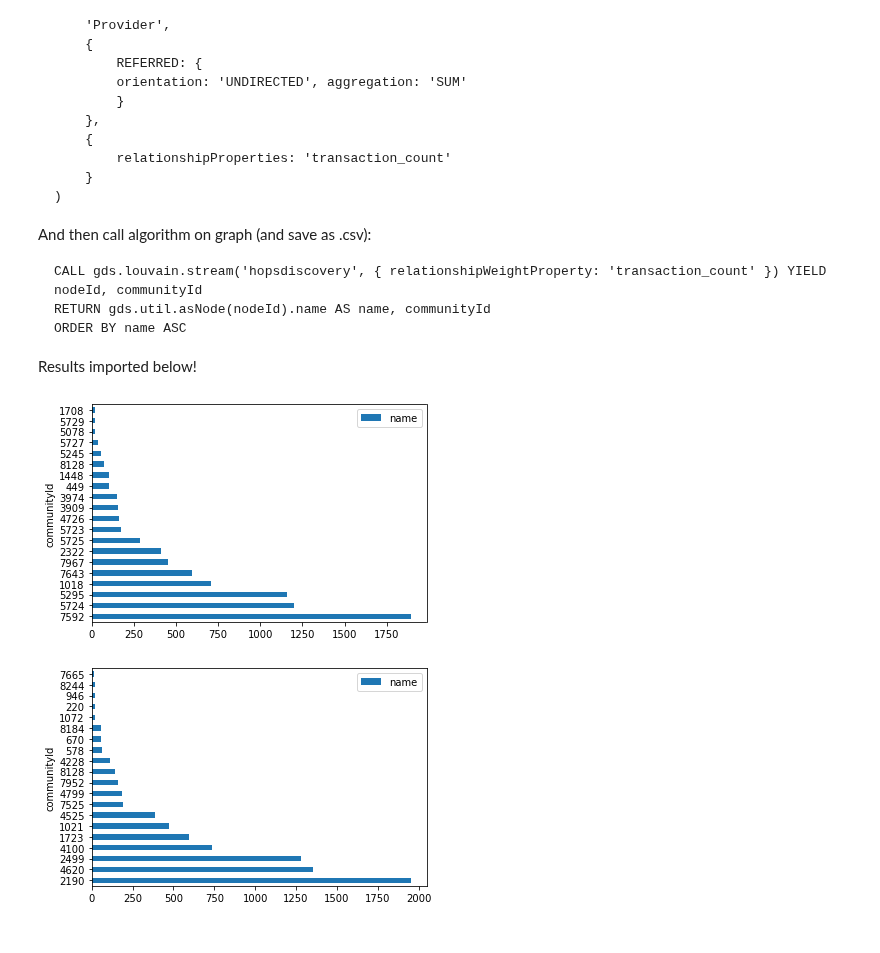
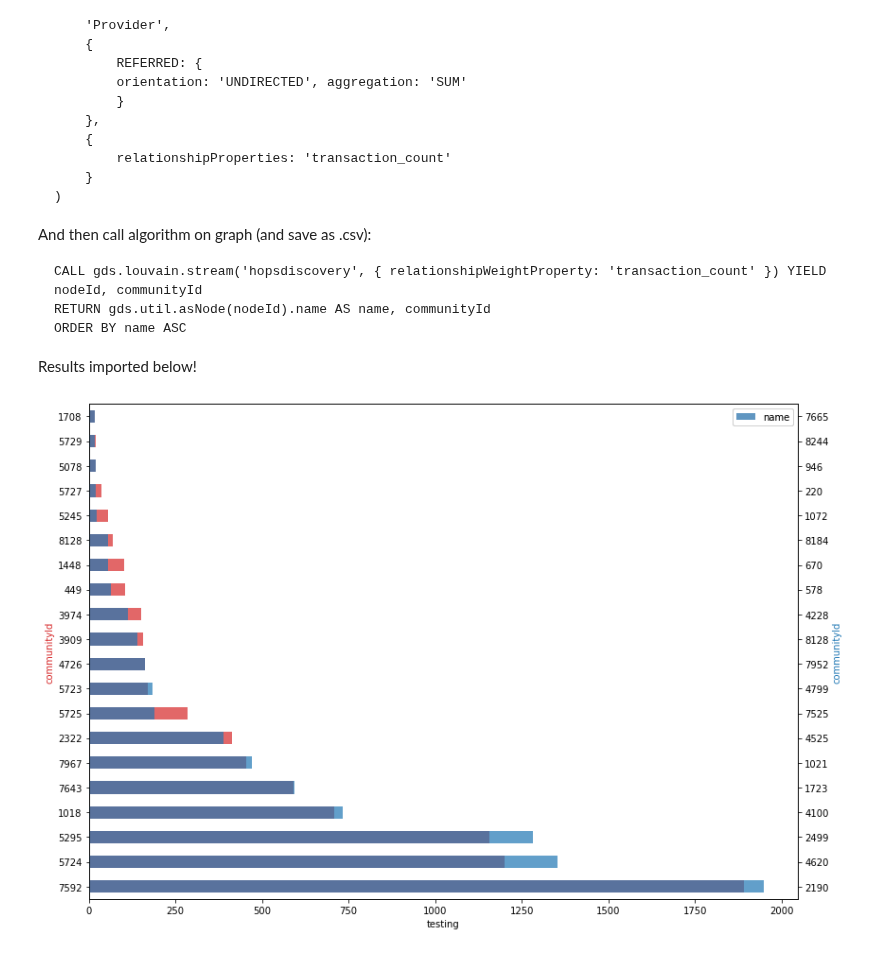
Before and after one commit to tomoumer/hop_team-the-hindenburgs, a Jupyter notebook: notebooks/data_exploration.ipynb, the cells around one changed output. Saved outputs shown, nothing was run; the diff lists cells and outputs as text; code cells hidden in the pictures.

```diff
--- a/notebooks/data_exploration.ipynb
+++ b/notebooks/data_exploration.ipynb
@@ -580,13 +535,5 @@ ORDER BY name ASC
 Results imported below!
 # %%
 louvain_community = pd.read_csv('../data/louvain_community.csv')
-# %%
-louvain_community.groupby('communityId').count().nlargest(20, columns='name').plot(kind='barh');
-# %% [output]
-[figure, removed]
 # %%
 louvain_bua = pd.read_csv('../data/louvain.csv')
-# %%
-louvain_bua.groupby('communityId').count().nlargest(20, columns='name').plot(kind='barh');
-# %% [output]
-[figure, removed]
@@ -592,0 +551,20 @@ louvain_bua.groupby('communityId').count().nlargest(20, columns='name').plot(kin
+# %%
+fig, ax1 = plt.subplots(figsize=(12, 8))
+
+color = 'tab:red'
+ax1.set_xlabel('testing')
+ax1.set_ylabel('community ID', color=color)
+louvain_community.groupby('communityId').count().nlargest(20, columns='name').plot(kind='barh', alpha=0.7, color=color, ax=ax1)
+#ax1.tick_params(axis='y', labelcolor=color)
+
+ax2 = ax1.twinx()  # instantiate a second axes that shares the same x-axis
+
+color = 'tab:blue'
+ax2.set_ylabel('more testing', color=color)  # we already handled the x-label with ax1
+louvain_bua.groupby('communityId').count().nlargest(20, columns='name').plot(kind='barh', alpha=0.7, color=color, ax=ax2)
+#ax2.tick_params(axis='y', labelcolor=color)
+
+fig.tight_layout()  # otherwise the right y-label is slightly clipped
+plt.show()
+# %% [output]
+[figure, added]
```
Also changed, not shown: parts of 24 cells of this notebook.
